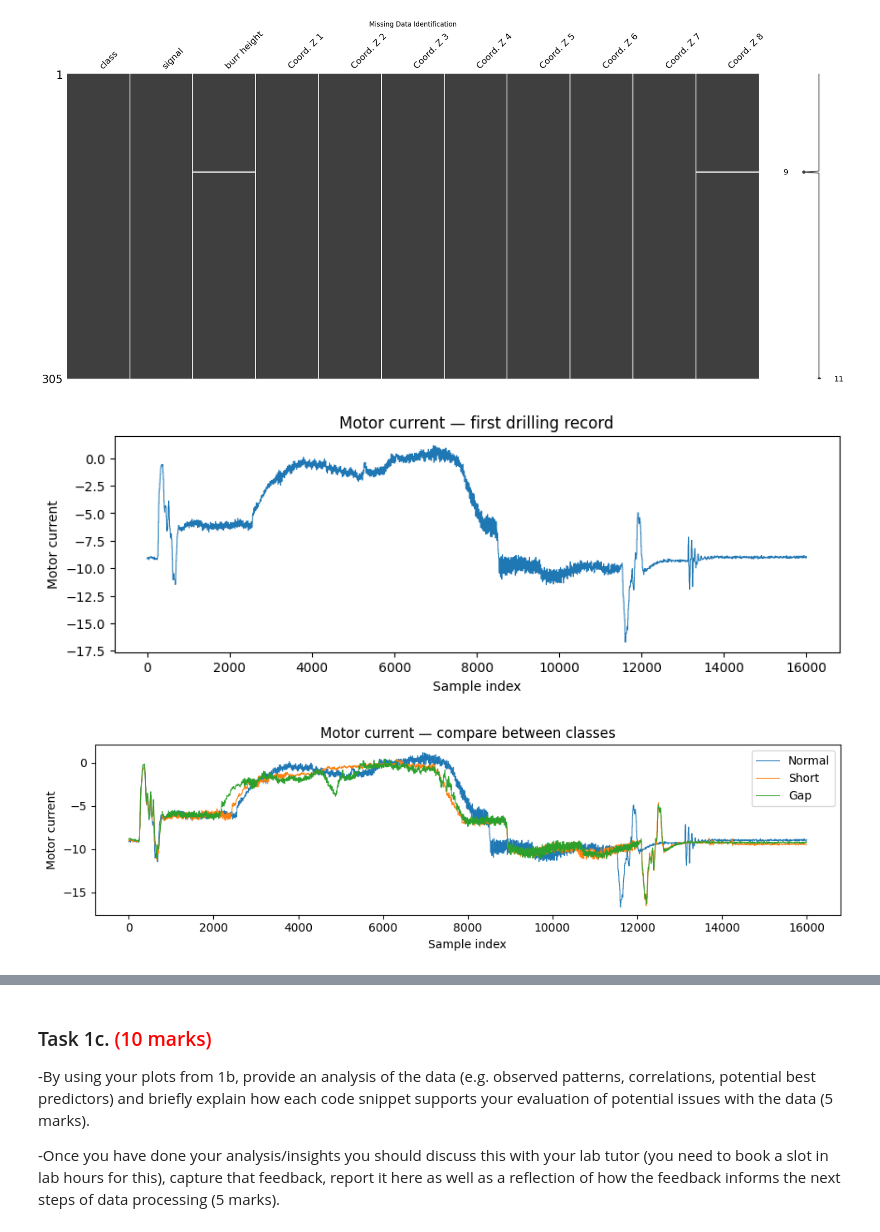
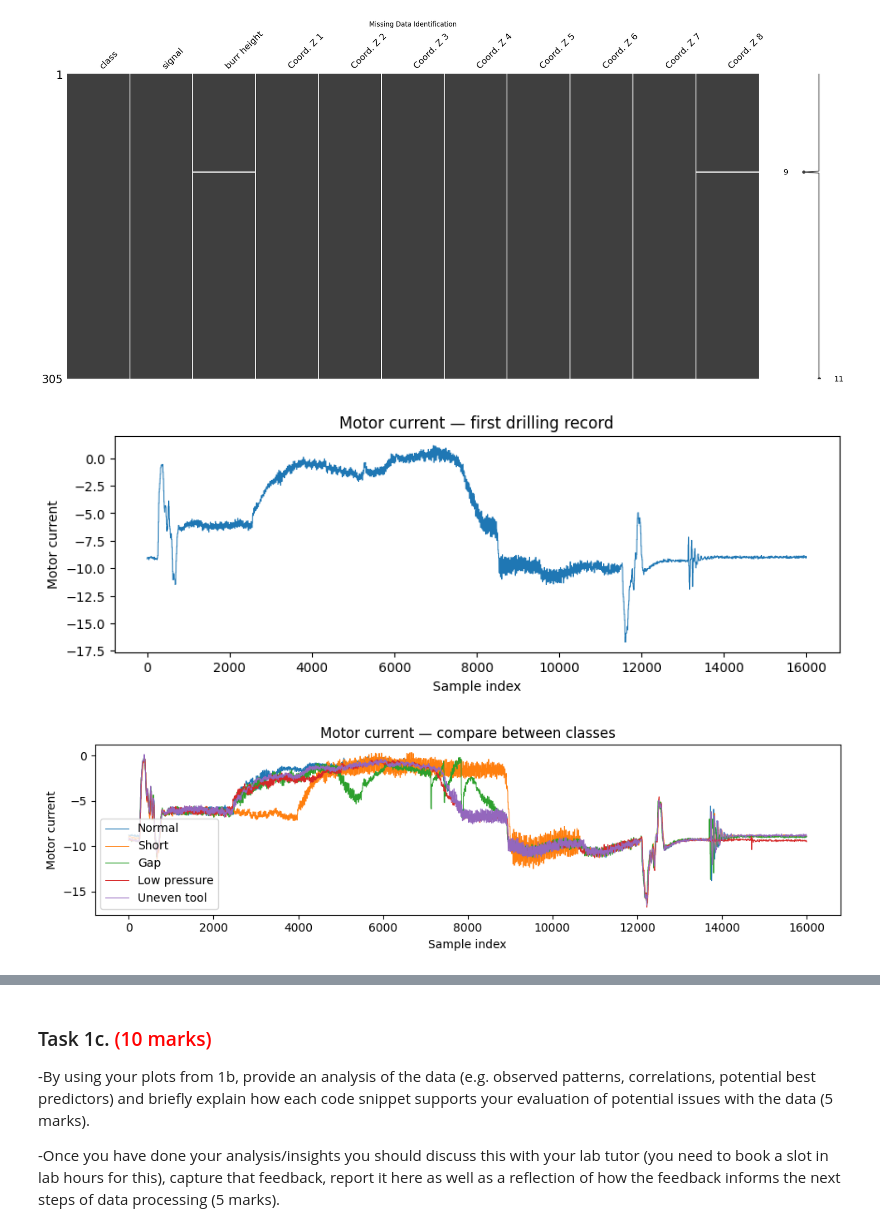
Before and after one commit to efyja15/ML4Eng, a Jupyter notebook: mmme4125_coursework_2026.ipynb, the cells around one changed output, grey strips where cells are left out. Drawn from its saved outputs; the diff is of its cells as text; code cells hidden in the pictures.

Commit message:
finished plots for task 1

```diff
--- a/mmme4125_coursework_2026.ipynb
+++ b/mmme4125_coursework_2026.ipynb
@@ -231,7 +229,7 @@ plt.show()
 # %%
 # Insert your code here for plot 2
 # Line graph to show the trend of data
-
+#---- Code before the reciving help code ----#
 #import numpy as np
 
 ##signal = np.asarray(df['IEFF'])
@@ -256,38 +254,46 @@ plt.show()
 #axes[1].set_ylabel('INORM (Ap)')
 #axes[1].grid(True)
 
 #plt.tight_layout()
 #plt.show()
+#---- End of First code ----#
+
 import matplotlib.pyplot as plt
 import numpy as np
 
 signal = np.asarray(data.at[0, "signal"]) #Normal drilling
 plt.figure(figsize=(10, 3))
 plt.plot(np.arange(len(signal)), signal, linewidth=0.7)
 plt.xlabel("Sample index")
 plt.ylabel("Motor current")
 plt.title("Motor current — first drilling record")
 
 plt.figure(figsize=(10, 3)) # to compare different classes of drilling
 plt.xlabel("Sample index")
 plt.ylabel("Motor current")
 plt.title("Motor current — compare between classes")
 
-signal = np.asarray(data.at[0, "signal"]) #Normal drilling
+signal = np.asarray(data.at[27, "signal"]) #Normal drilling
 plt.plot(np.arange(len(signal)), signal, linewidth=0.7)
 
-signal = np.asarray(data.at[80, "signal"]) # short drilling
+signal = np.asarray(data.at[170, "signal"]) # short drilling
 plt.plot(np.arange(len(signal)), signal, linewidth=0.7)
 
-signal = np.asarray(data.at[134, "signal"]) # Gap drilling
+signal = np.asarray(data.at[122, "signal"]) # Gap drilling
 plt.plot(np.arange(len(signal)), signal, linewidth=0.7)
 
-plt.legend(['Normal', 'Short', 'Gap'])
+signal = np.asarray(data.at[74, "signal"]) # Low pressure
+plt.plot(np.arange(len(signal)), signal, linewidth=0.7)
+
+signal = np.asarray(data.at[225, "signal"]) # Uneven tool
+plt.plot(np.arange(len(signal)), signal, linewidth=0.7)
+
+plt.legend(['Normal', 'Short', 'Gap','Low pressure', 'Uneven tool'])
 plt.tight_layout()
 plt.show()
 # %% [output]
 [figure]
-[figure, old version]
+[figure, new version]
 # %%
 # Insert your code here for plot 3
 #Box plot to look for outlier data
```
Also changed, not shown: parts of 3 cells of this notebook.
